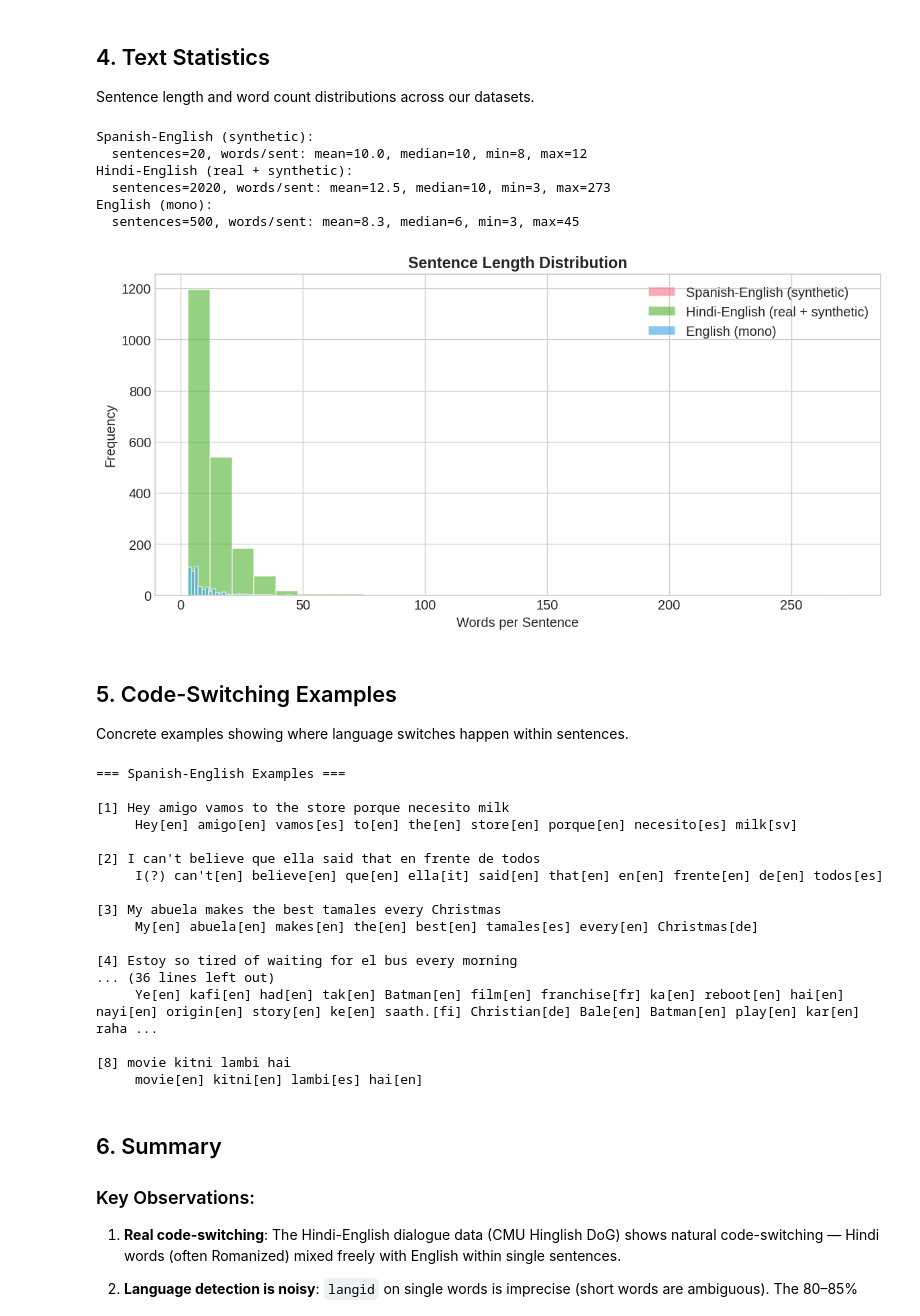
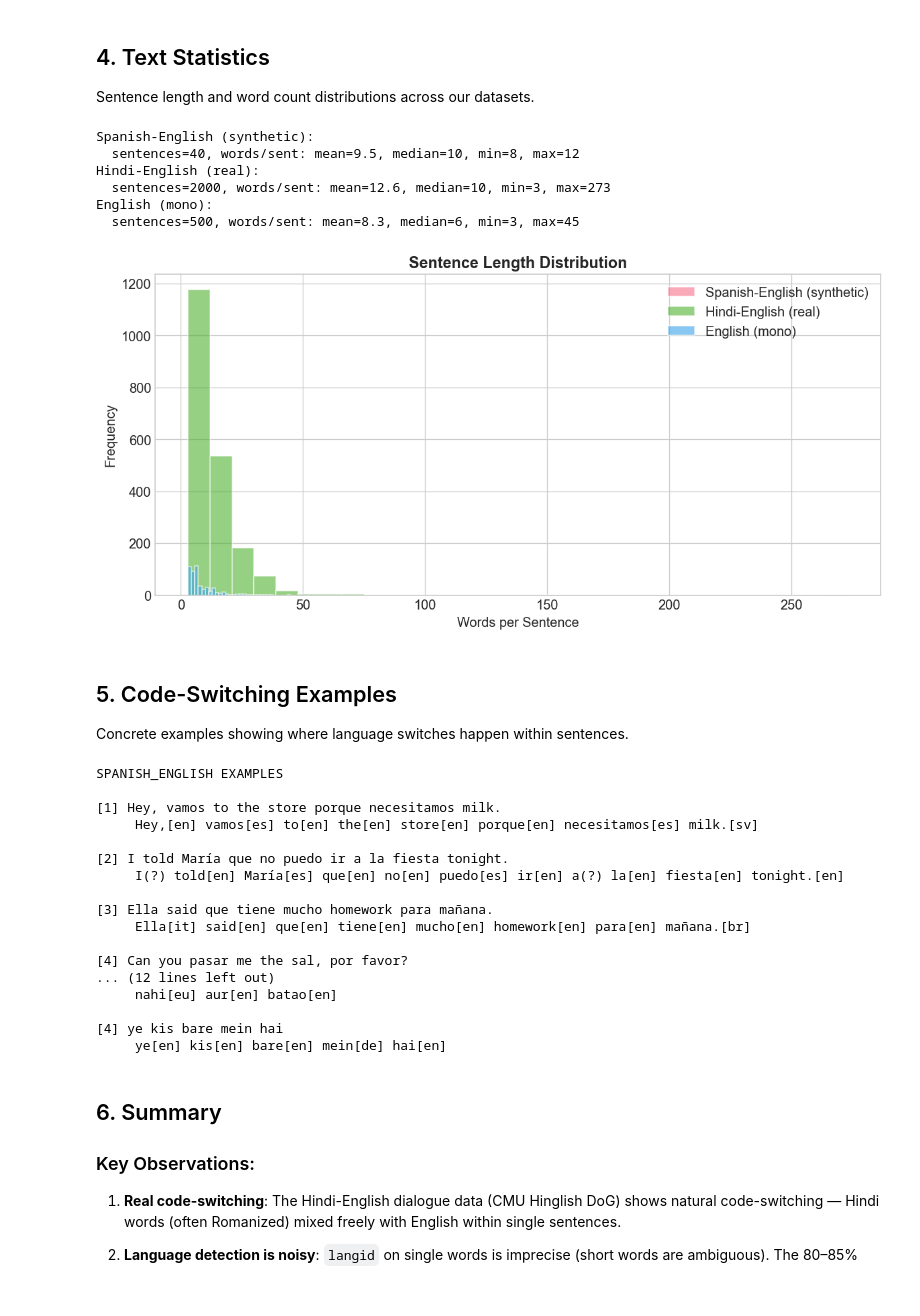
Before and after one commit to k-ksu/CaseStudyNLP, a Jupyter notebook: notebooks/01-data-exploration.ipynb, the cells around one changed output. Drawn from its saved outputs; the diff is of its cells as text; code cells hidden in the pictures.

```diff
--- a/notebooks/01-data-exploration.ipynb
+++ b/notebooks/01-data-exploration.ipynb
@@ -141,0 +81,9 @@ Sample HI-EN: Yaar main bahut tired hoon after this long meeting
+# %%
+# Synthetic code-switched sentences for Spanish-English
+# These are realistic examples typical of social media / bilingual speakers
+
+with open("../data/cs_spanish_english.txt", encoding="utf-8") as f:
+    cs_spaeng_texts = [line.strip() for line in f if line.strip()]
+
+print(f"Spanish-English examples: {len(cs_spaeng_texts)}")
+print(f"\nSample ES-EN: {cs_spaeng_texts[0]}")
@@ -172,7 +123,6 @@ First 3 examples:
   whoSawDoc: ['user2']
   wikiDocumentIdx: 14
 # %%
-# Extract Hinglish text from the 'translation' field
 if hinglish is not None:
     hinglish_texts = []
     for ex in hinglish["train"]:
@@ -186,9 +136,6 @@ if hinglish is not None:
     print("\nSample utterances:")
     for t in hinglish_texts[:10]:
         print(f"  {t}")
-else:
-    hinglish_texts = cs_hineng_texts
-    print("Using synthetic Hindi-English examples instead")
 # %% [output]
 Extracted 2000 Hinglish utterances
 
@@ -236,14 +180,12 @@ NER tags: ['O', 'B-PER', 'I-PER', 'B-ORG', 'I-ORG', 'B-LOC', 'I-LOC']
   ES: 12977 tokens, 7551 entity tokens (58.2%)
   HI: 11600 tokens, 6599 entity tokens (56.9%)
 # %%
-# Combine all our text data into unified collections for later analysis
-all_spaeng_texts = cs_spaeng_texts  # synthetic Spanish-English (20 examples)
+all_spaeng_texts = cs_spaeng_texts
+all_hineng_texts = hinglish_texts
 
-all_hineng_texts = hinglish_texts + cs_hineng_texts  # real + synthetic Hindi-English
 print(f"Spanish-English texts: {len(all_spaeng_texts)}")
 print(f"Hindi-English texts:   {len(all_hineng_texts)}")
 
-# Also extract plain text from WikiANN for monolingual comparison
 if ner_en is not None:
     mono_en_texts = [" ".join(ex["tokens"]) for ex in ner_en][:500]
     mono_es_texts = [" ".join(ex["tokens"]) for ex in ner_es][:500]
@@ -349,49 +284,47 @@ plt.show()
 
 Sentence length and word count distributions across our datasets.
 # %%
-# Compute and plot text statistics
 def text_stats(texts):
     word_counts = [len(t.split()) for t in texts]
     char_counts = [len(t) for t in texts]
     return pd.DataFrame({"word_count": word_counts, "char_count": char_counts})
 
 stats = {
     "Spanish-English (synthetic)": text_stats(all_spaeng_texts),
-    "Hindi-English (real + synthetic)": text_stats(all_hineng_texts),
+    "Hindi-English (real)": text_stats(all_hineng_texts),
 }
 if mono_en_texts:
     stats["English (mono)"] = text_stats(mono_en_texts)
 
 for name, df in stats.items():
     print(f"{name}:")
     print(f"  sentences={len(df)}, words/sent: mean={df.word_count.mean():.1f}, "
           f"median={df.word_count.median():.0f}, min={df.word_count.min()}, max={df.word_count.max()}")
 
 fig, ax = plt.subplots(figsize=(10, 5))
 for i, (name, df) in enumerate(stats.items()):
     ax.hist(df["word_count"], bins=30, alpha=0.6, label=name,
             color=sns.color_palette("husl", len(stats))[i], edgecolor="white")
 
 ax.set_title("Sentence Length Distribution", fontsize=14, fontweight="bold")
 ax.set_xlabel("Words per Sentence")
 ax.set_ylabel("Frequency")
 ax.legend()
 plt.tight_layout()
 plt.show()
 # %% [output]
 Spanish-English (synthetic):
-  sentences=20, words/sent: mean=10.0, median=10, min=8, max=12
-Hindi-English (real + synthetic):
-  sentences=2020, words/sent: mean=12.5, median=10, min=3, max=273
+  sentences=40, words/sent: mean=9.5, median=10, min=8, max=12
+Hindi-English (real):
+  sentences=2000, words/sent: mean=12.6, median=10, min=3, max=273
 English (mono):
   sentences=500, words/sent: mean=8.3, median=6, min=3, max=45
-[figure, old version]
+[figure, new version]
 # %% [markdown]
 ## 5. Code-Switching Examples
 
 Concrete examples showing where language switches happen within sentences.
 # %%
-# Annotate code-switching in sentences
 def annotate_codeswitching(text):
     """Show each word with its detected language."""
     words = text.split()
@@ -404,33 +337,33 @@ def annotate_codeswitching(text):
         annotated.append(f"{w}[{lang}]")
     return " ".join(annotated)
 
-print("=== Spanish-English Examples ===\n")
-for i, t in enumerate(cs_spaeng_texts[:8]):
+print("SPANISH_ENGLISH EXAMPLES\n")
+for i, t in enumerate(cs_spaeng_texts[:4]):
     print(f"[{i+1}] {t}")
     print(f"     {annotate_codeswitching(t)}\n")
 
-print("\n=== Hindi-English Examples (from dataset) ===\n")
-for i, t in enumerate(hinglish_texts[:8]):
+print("\nHINDI_ENGLISH EXAMPLES\n")
+for i, t in enumerate(hinglish_texts[:4]):
     print(f"[{i+1}] {t}")
     print(f"     {annotate_codeswitching(t)}\n")
 # %% [output]
-=== Spanish-English Examples ===
+SPANISH_ENGLISH EXAMPLES
 
-[1] Hey amigo vamos to the store porque necesito milk
-     Hey[en] amigo[en] vamos[es] to[en] the[en] store[en] porque[en] necesito[es] milk[sv]
+[1] Hey, vamos to the store porque necesitamos milk.
+     Hey,[en] vamos[es] to[en] the[en] store[en] porque[en] necesitamos[es] milk.[sv]
 
-[2] I can't believe que ella said that en frente de todos
-     I(?) can't[en] believe[en] que[en] ella[it] said[en] that[en] en[en] frente[en] de[en] todos[es]
+[2] I told María que no puedo ir a la fiesta tonight.
+     I(?) told[en] María[es] que[en] no[en] puedo[es] ir[en] a(?) la[en] fiesta[en] tonight.[en]
 
-[3] My abuela makes the best tamales every Christmas
-     My[en] abuela[en] makes[en] the[en] best[en] tamales[es] every[en] Christmas[de]
+[3] Ella said que tiene mucho homework para mañana.
+     Ella[it] said[en] que[en] tiene[en] mucho[en] homework[en] para[en] mañana.[br]
 
-[4] Estoy so tired of waiting for el bus every morning
-... (36 lines left out)
-     Ye[en] kafi[en] had[en] tak[en] Batman[en] film[en] franchise[fr] ka[en] reboot[en] hai[en] nayi[en] origin[en] story[en] ke[en] saath.[fi] Christian[de] Bale[en] Batman[en] play[en] kar[en] raha ...
+[4] Can you pasar me the sal, por favor?
+... (12 lines left out)
+     nahi[eu] aur[en] batao[en]
 
-[8] movie kitni lambi hai
-     movie[en] kitni[en] lambi[es] hai[en]
+[4] ye kis bare mein hai
+     ye[en] kis[en] bare[en] mein[de] hai[en]
 # %% [markdown]
 ## 6. Summary
 
```
Also changed, not shown: parts of 10 cells of this notebook, 20 other files.
